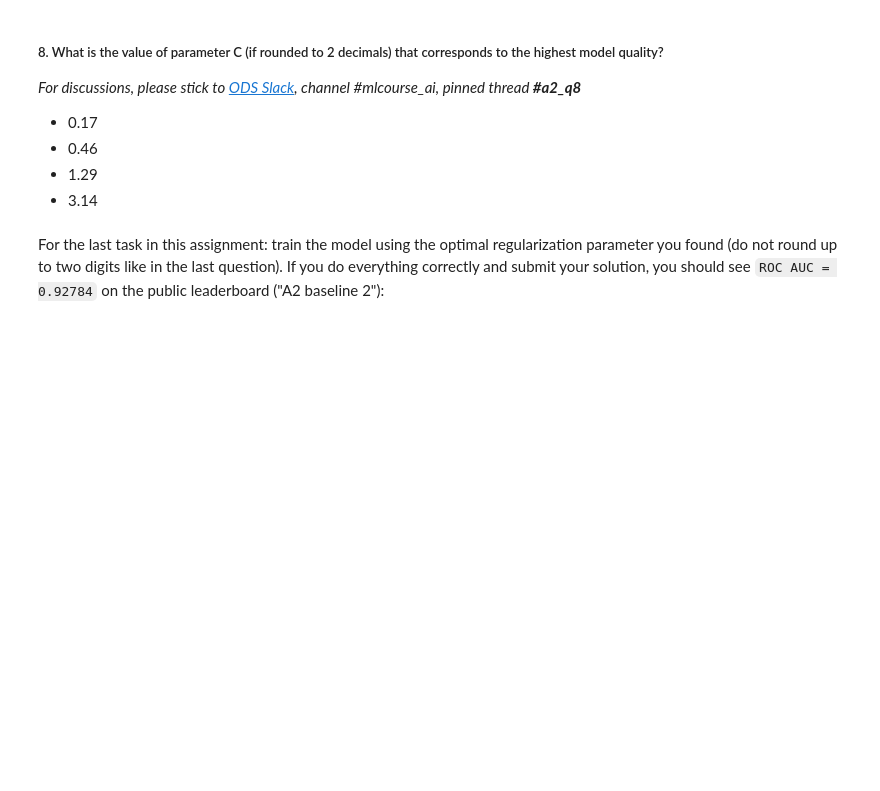
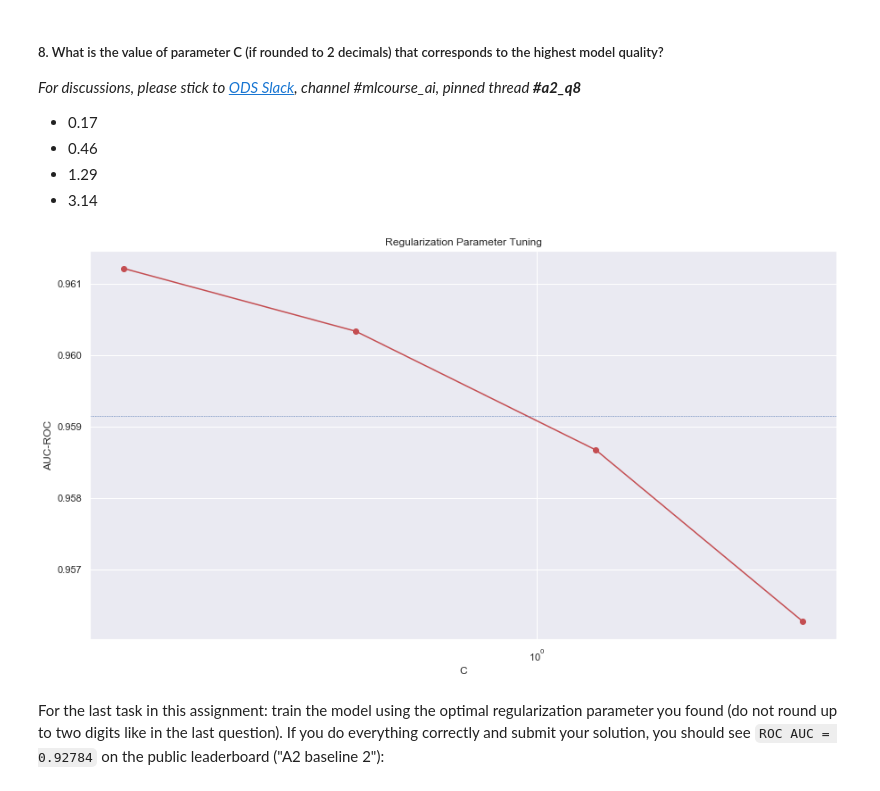
Before and after one commit to AndySECP/Berkeley-classes, a Jupyter notebook: DataScience/assignment2_part1_alice_logistic_regression.ipynb, the cells around one changed output. Saved outputs shown, nothing was run; the diff lists cells and outputs as text; code cells hidden in the pictures; blank space fills up the shorter version.

```diff
--- a/DataScience/assignment2_part1_alice_logistic_regression.ipynb
+++ b/DataScience/assignment2_part1_alice_logistic_regression.ipynb
@@ -949,3 +925,20 @@ plt.show()
+# %%
+Cs_new = [0.17, 0.46, 1.29, 3.14]
+scores_new = []
+for C in tqdm(Cs_new):
+    scores_new.append(get_auc_lr_valid(X_train, y_train, C=C))
+# %%
+plt.figure(figsize=(15,8))
+plt.plot(Cs_new, scores_new, 'ro-')
+plt.xscale('log')
+plt.xlabel('C')
+plt.ylabel('AUC-ROC')
+plt.title('Regularization Parameter Tuning')
+# horizontal line -- model quality with default C value
+plt.axhline(y=score_C_1, linewidth=.5, color='b', linestyle='dashed')
+plt.show()
+# %% [output]
+[figure, added]
 # %% [markdown]
 For the last task in this assignment: train the model using the optimal regularization parameter you found (do not round up to two digits like in the last question). If you do everything correctly and submit your solution, you should see `ROC AUC = 0.92784` on the public leaderboard ("A2 baseline 2"):
 # %%
```
Also changed, not shown: parts of 31 cells of this notebook.
